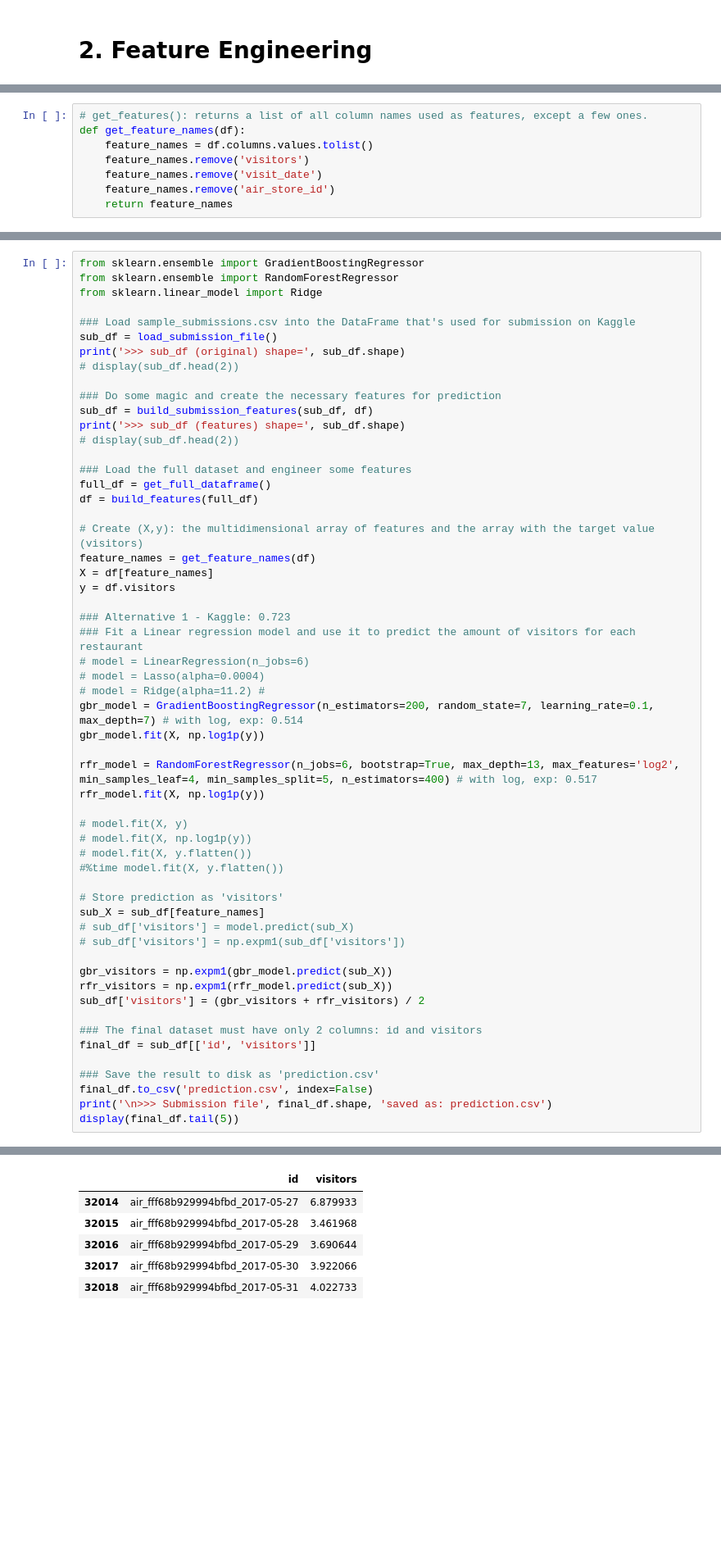
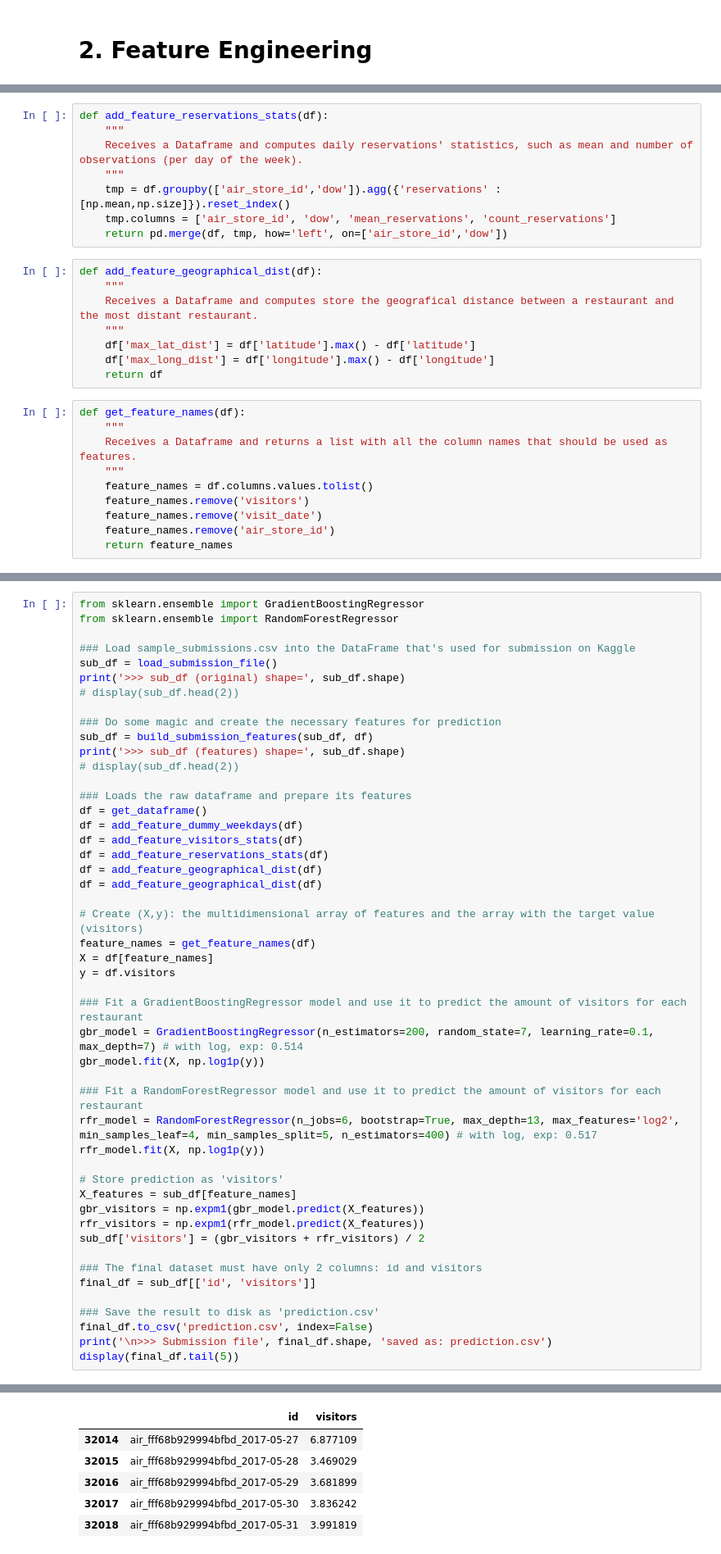
Before and after one commit to karlphillip/DataScience, a Jupyter notebook: Capstone Project1/3_regression_v2.ipynb, the cells around one changed output, grey strips where cells are left out. Shown at 82% size. Saved outputs shown, nothing was run; the diff lists cells and outputs as text; blank space fills up the shorter version.

Commit message:
Capstone Project1: cleaned up regression_v2

```diff
--- a/Capstone Project1/3_regression_v2.ipynb
+++ b/Capstone Project1/3_regression_v2.ipynb
@@ -75,6 +85,24 @@ def build_features(full_df):
+# %%
+def add_feature_reservations_stats(df):
+    """
+    Receives a Dataframe and computes daily reservations' statistics, such as mean and number of observations (per day of the week).
+    """
+    tmp = df.groupby(['air_store_id','dow']).agg({'reservations' : [np.mean,np.size]}).reset_index()
+    tmp.columns = ['air_store_id', 'dow', 'mean_reservations', 'count_reservations']
+    return pd.merge(df, tmp, how='left', on=['air_store_id','dow'])
+# %%
+def add_feature_geographical_dist(df):
+    """
+    Receives a Dataframe and computes store the geografical distance between a restaurant and the most distant restaurant.
+    """
+    df['max_lat_dist'] = df['latitude'].max() - df['latitude']
+    df['max_long_dist'] = df['longitude'].max() - df['longitude']
+    return df
 # %%
-# get_features(): returns a list of all column names used as features, except a few ones.
 def get_feature_names(df):
+    """
+    Receives a Dataframe and returns a list with all the column names that should be used as features.
+    """
     feature_names = df.columns.values.tolist()
     feature_names.remove('visitors')
     feature_names.remove('visit_date')
@@ -299,7 +263,6 @@ def build_submission_features(sub_df, short_df):
 # %%
 from sklearn.ensemble import GradientBoostingRegressor
 from sklearn.ensemble import RandomForestRegressor
-from sklearn.linear_model import Ridge
 
 ### Load sample_submissions.csv into the DataFrame that's used for submission on Kaggle
 sub_df = load_submission_file()
@@ -311,55 +274,48 @@ sub_df = build_submission_features(sub_df, df)
 print('>>> sub_df (features) shape=', sub_df.shape)
 # display(sub_df.head(2))
 
-### Load the full dataset and engineer some features
-full_df = get_full_dataframe()
-df = build_features(full_df)
+### Loads the raw dataframe and prepare its features
+df = get_dataframe()
+df = add_feature_dummy_weekdays(df)
+df = add_feature_visitors_stats(df)
+df = add_feature_reservations_stats(df)
+df = add_feature_geographical_dist(df)
+df = add_feature_geographical_dist(df)
 
 # Create (X,y): the multidimensional array of features and the array with the target value (visitors)
 feature_names = get_feature_names(df)
 X = df[feature_names]
 y = df.visitors
 
-### Alternative 1 - Kaggle: 0.723
-### Fit a Linear regression model and use it to predict the amount of visitors for each restaurant
-# model = LinearRegression(n_jobs=6)
-# model = Lasso(alpha=0.0004)
-# model = Ridge(alpha=11.2) #
+### Fit a GradientBoostingRegressor model and use it to predict the amount of visitors for each restaurant
 gbr_model = GradientBoostingRegressor(n_estimators=200, random_state=7, learning_rate=0.1, max_depth=7) # with log, exp: 0.514
 gbr_model.fit(X, np.log1p(y))
 
+### Fit a RandomForestRegressor model and use it to predict the amount of visitors for each restaurant
 rfr_model = RandomForestRegressor(n_jobs=6, bootstrap=True, max_depth=13, max_features='log2', min_samples_leaf=4, min_samples_split=5, n_estimators=400) # with log, exp: 0.517
 rfr_model.fit(X, np.log1p(y))
 
-# model.fit(X, y)
-# model.fit(X, np.log1p(y))
-# model.fit(X, y.flatten())
-#%time model.fit(X, y.flatten())
-
 # Store prediction as 'visitors'
-sub_X = sub_df[feature_names]
-# sub_df['visitors'] = model.predict(sub_X)
-# sub_df['visitors'] = np.expm1(sub_df['visitors'])
-
-gbr_visitors = np.expm1(gbr_model.predict(sub_X))
-rfr_visitors = np.expm1(rfr_model.predict(sub_X))
+X_features = sub_df[feature_names]
+gbr_visitors = np.expm1(gbr_model.predict(X_features))
+rfr_visitors = np.expm1(rfr_model.predict(X_features))
 sub_df['visitors'] = (gbr_visitors + rfr_visitors) / 2
 
 ### The final dataset must have only 2 columns: id and visitors
 final_df = sub_df[['id', 'visitors']]
 
 ### Save the result to disk as 'prediction.csv'
 final_df.to_csv('prediction.csv', index=False)
 print('\n>>> Submission file', final_df.shape, 'saved as: prediction.csv')
 display(final_df.tail(5))
 # %% [output]
 >>> sub_df (original) shape= (32019, 3)
 >>> sub_df (features) shape= (32019, 23)
 
 >>> Submission file (32019, 2) saved as: prediction.csv
 |  | id | visitors |
-| 32014 | air_fff68b929994bfbd_2017-05-27 | 6.879933 |
-| 32015 | air_fff68b929994bfbd_2017-05-28 | 3.461968 |
-| 32016 | air_fff68b929994bfbd_2017-05-29 | 3.690644 |
-| 32017 | air_fff68b929994bfbd_2017-05-30 | 3.922066 |
-| 32018 | air_fff68b929994bfbd_2017-05-31 | 4.022733 |
+| 32014 | air_fff68b929994bfbd_2017-05-27 | 6.877109 |
+| 32015 | air_fff68b929994bfbd_2017-05-28 | 3.469029 |
+| 32016 | air_fff68b929994bfbd_2017-05-29 | 3.681899 |
+| 32017 | air_fff68b929994bfbd_2017-05-30 | 3.836242 |
+| 32018 | air_fff68b929994bfbd_2017-05-31 | 3.991819 |
```
Also changed, not shown: parts of 23 cells of this notebook, 2 other files.
